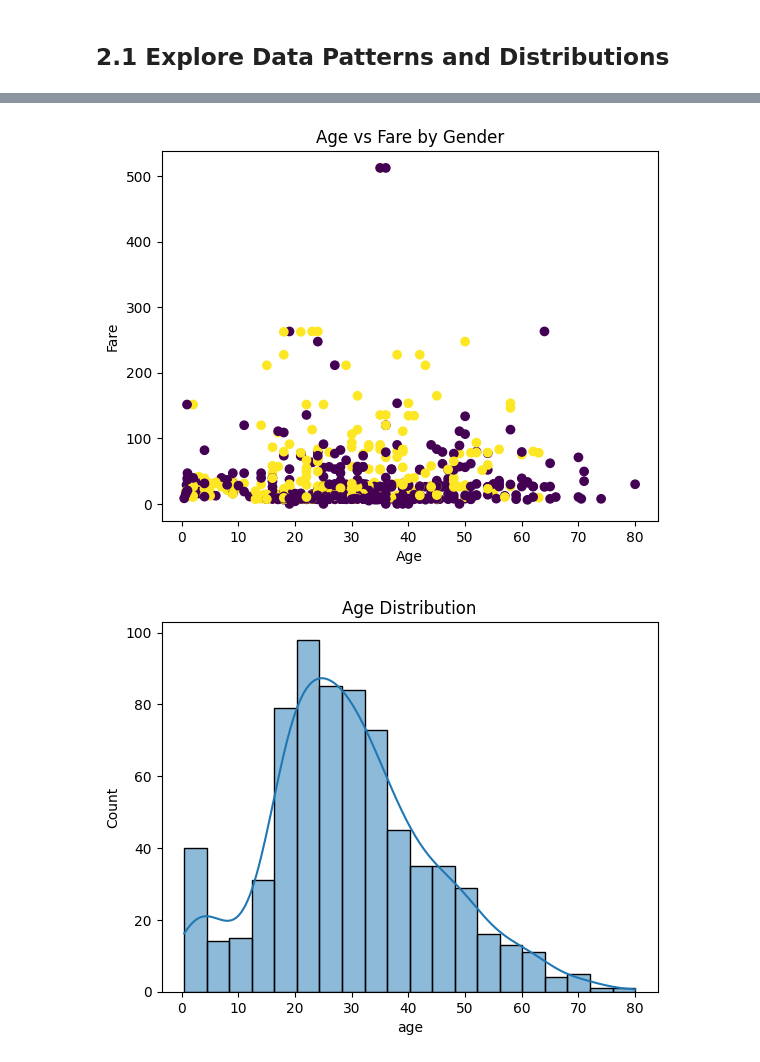
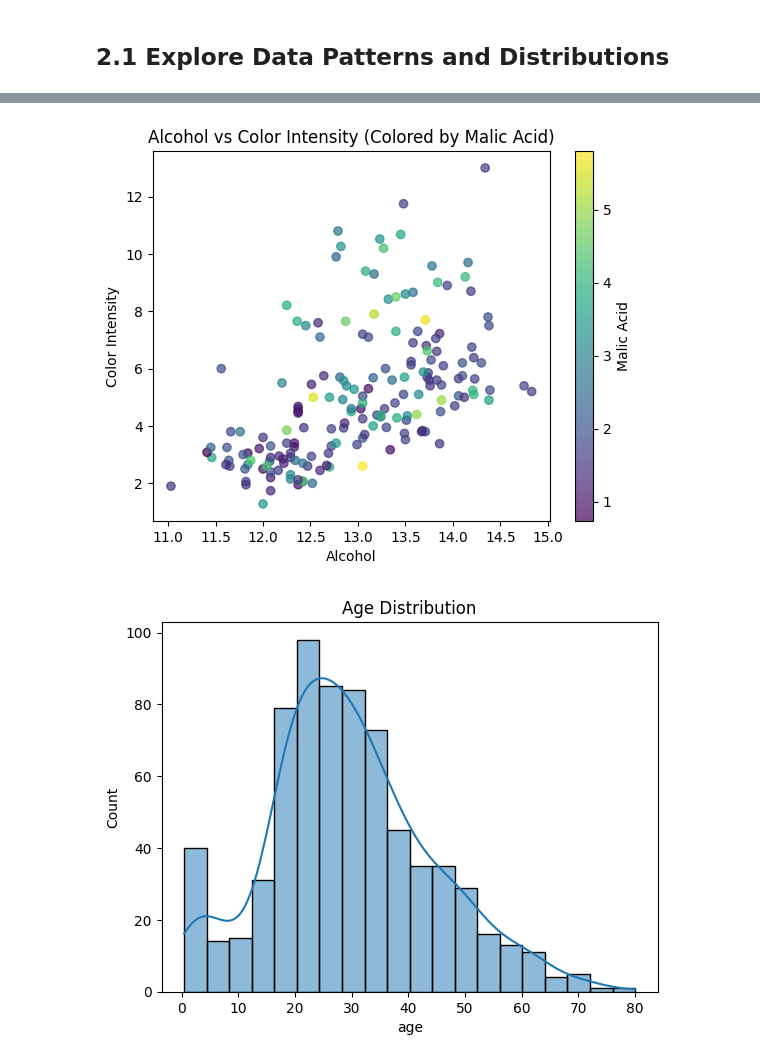
Before and after one commit to JBtallgrass/applied-ml-jballard, a Jupyter notebook: lab02/ml02_jballard bonus.ipynb, the cells around one changed output, grey strips where cells are left out. Saved outputs shown, nothing was run; the diff lists cells and outputs as text; code cells hidden in the pictures.

```diff
--- a/lab02/ml02_jballard bonus.ipynb
+++ b/lab02/ml02_jballard bonus.ipynb
@@ -145,11 +139,23 @@ array([[<Axes: xlabel='age', ylabel='age'>,
-# %%
-plt.scatter(titanic['age'], titanic['fare'], c=titanic['sex'].apply(lambda x: 0 if x == 'male' else 1))
-plt.xlabel('Age')
-plt.ylabel('Fare')
-plt.title('Age vs Fare by Gender')
-plt.show()
-# %% [output]
-[figure, removed]
+# %%
+# Scatter plot: Alcohol vs Color Intensity, colored by Malic Acid values
+plt.scatter(
+    wine['alcohol'],
+    wine['color_intensity'],
+    c=wine['malic_acid'],  # Color by malic acid values
+    cmap='viridis',  # Use a color map for better visualization
+    alpha=0.7  # Make points slightly transparent
+)
+
+# Correct axis labels and title
+plt.xlabel('Alcohol')
+plt.ylabel('Color Intensity')
+plt.title('Alcohol vs Color Intensity (Colored by Malic Acid)')
+
+# Show the plot
+plt.colorbar(label='Malic Acid')  # Add color scale
+plt.show()
+# %% [output]
+[figure, added]
 # %%
 #Create a histogram of age:
 
```
Also changed, not shown: parts of 10 cells of this notebook.
